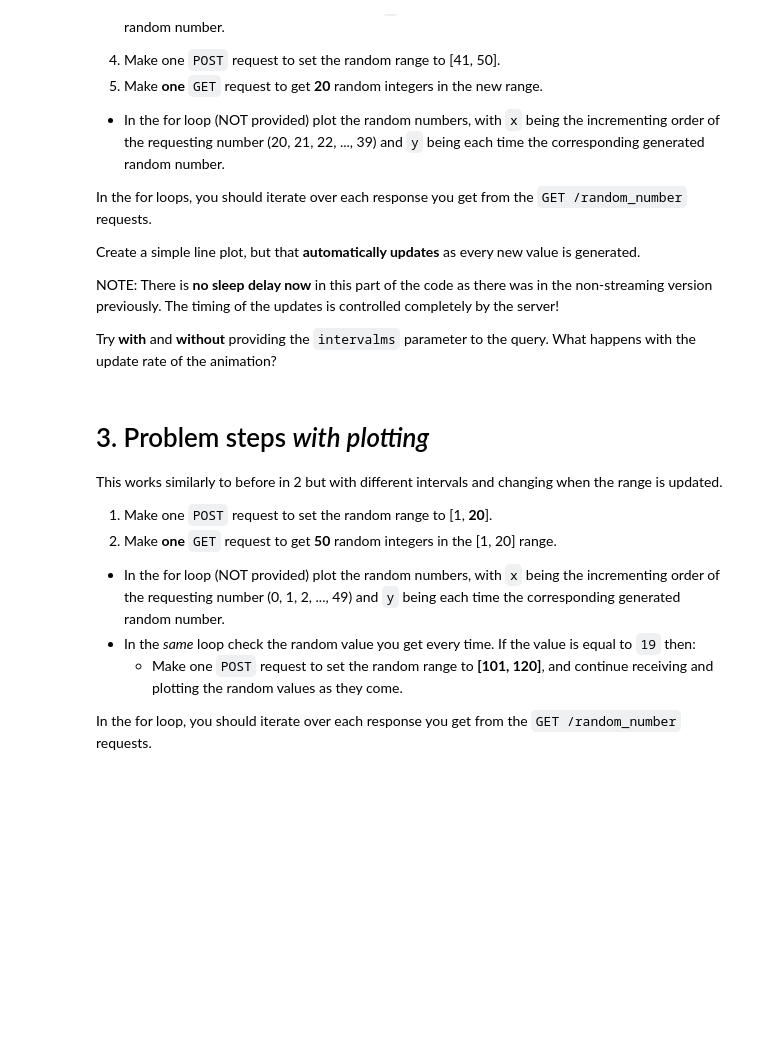
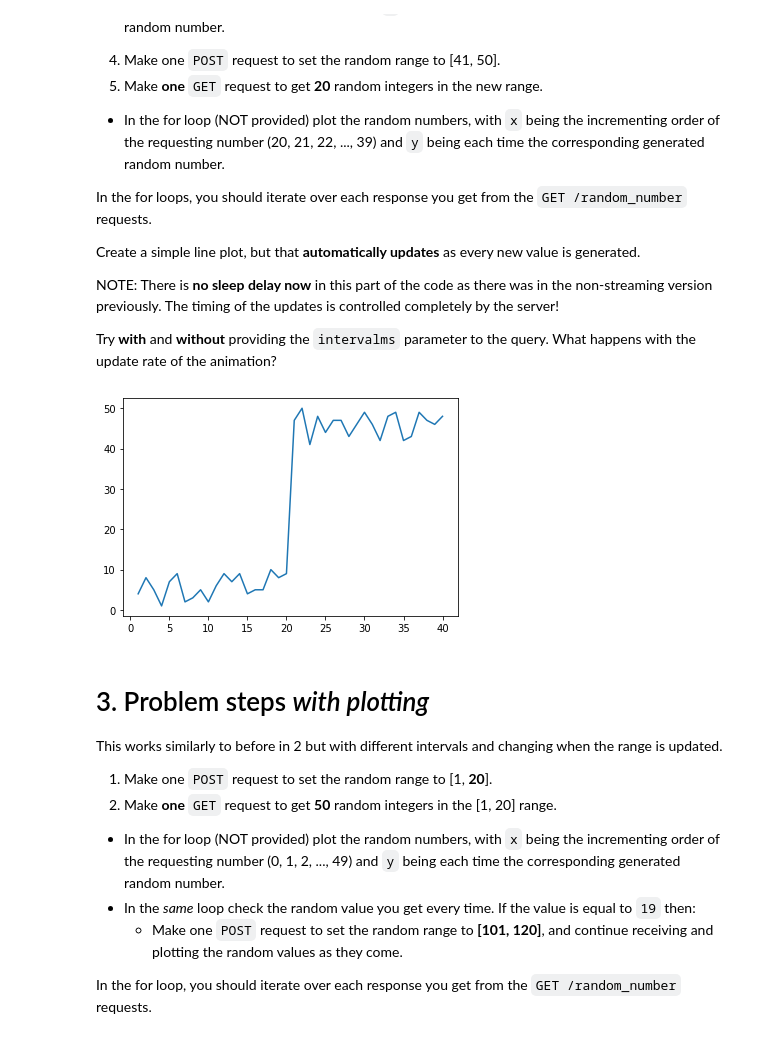
Before and after one commit to 0ctave/2022SAR-T07, a Jupyter notebook: course_files/session4/Session04-01-requests-streaming-json.ipynb, the cells around one changed output. Cells and saved outputs as stored; diff of their text form; code cells hidden in the pictures; blank space fills up the shorter version.

Commit message:
Session 3

```diff
--- a/course_files/session4/Session04-01-requests-streaming-json.ipynb
+++ b/course_files/session4/Session04-01-requests-streaming-json.ipynb
@@ -148,3 +189,89 @@ data_y = []
+# %%
+PORT = 8891
+
+import requests
+import json
+
+import time
+import matplotlib.pyplot as plt
+from IPython.display import clear_output
+
+# Completely remove this
+def set_range(from_n, to_n):
+    # Make a request to set the random range to [1, 50]
+    url = f'http://127.0.0.1:{PORT}/random_range'
+    data = {
+        'from_n': from_n,
+        'to_n': to_n
+    }
+    response = requests.post(url, json=data)
+    if response.status_code == requests.codes.ok:
+        jresponse = response.json()
+        print(f"Random Range Set Request 1: Asked [{data['from_n']} - {data['to_n']}], Got: [{jresponse['from_n']} - {jresponse['to_n']}]")
+
+# Provided partially implemented:
+def get_next_point():
+    # TODO: make a request to get another random integer and return the value of the random number
+    url = f'http://127.0.0.1:{PORT}/random_number'
+    response = requests.get(url)
+    if response.status_code == requests.codes.ok:
+        jresponse = response.json()
+        print(f"Random Number Request {g1}: {jresponse['number']}")
+        return jresponse['number']
+    else:
+        return None
+
+# Provided already implemented: List holding the x values
+data_x = []
+# Provided already implemented: List holding the y values
+data_y = []
+
+
+# TODO: Set the range to [1, 10]
+set_range(1, 10)
+
+# Provided already implemented: make 20 iterations, getting a random number each time, and plotting a new plot with updated values.
+url = f'http://127.0.0.1:{PORT}/random_number?count=20'
+response = requests.get(url, stream=True)
+x = 0
+for line in response.iter_lines():
+    if line:
+        x += 1
+        decoded_line = line.decode('utf-8')
+        jresponse = json.loads(decoded_line)
+        print(f"Random Number Request: {jresponse['number']}")
+        data_x.append(x)  # Add the current x to the list
+        y = jresponse['number'] # Request a new random value and store in y
+        data_y.append(y) # Add the current y to the list
+
+        clear_output(wait=True) # Clear / remove whatever was already plotted before
+        plt.plot(data_x, data_y) # Re-plot the data with the new added values in the list
+        plt.savefig(f"img_gen/Session04-01-requests-streaming-json-Section-2-{x:02}.png")
+        plt.show() # Make sure to display the new plot, to make it visible
+
+
+# TODO: Set the range to [41, 50]
+set_range(41, 50)
+
+# Provided already implemented: make 20 iterations, getting a random number each time, and plotting a new plot with updated values.
+url = f'http://127.0.0.1:{PORT}/random_number?count=20'
+response = requests.get(url, stream=True)
+for line in response.iter_lines():
+    if line:
+        x += 1
+        decoded_line = line.decode('utf-8')
+        jresponse = json.loads(decoded_line)
+        print(f"Random Number Request: {jresponse['number']}")
+        data_x.append(x)  # Add the current x to the list
+        y = jresponse['number'] # Request a new random value and store in y
+        data_y.append(y) # Add the current y to the list
+
+        clear_output(wait=True) # Clear / remove whatever was already plotted before
+        plt.plot(data_x, data_y) # Re-plot the data with the new added values in the list
+        #plt.savefig(f"img_gen/Session04-01-requests-streaming-json-Section-2-{x:02}.png")
+        plt.show() # Make sure to display the new plot, to make it visible
+# %% [output]
+[figure, added]
 # %% [markdown]
 # 3. Problem steps *with plotting*
 
```
Also changed, not shown: parts of 5 cells of this notebook, 3 other files.
